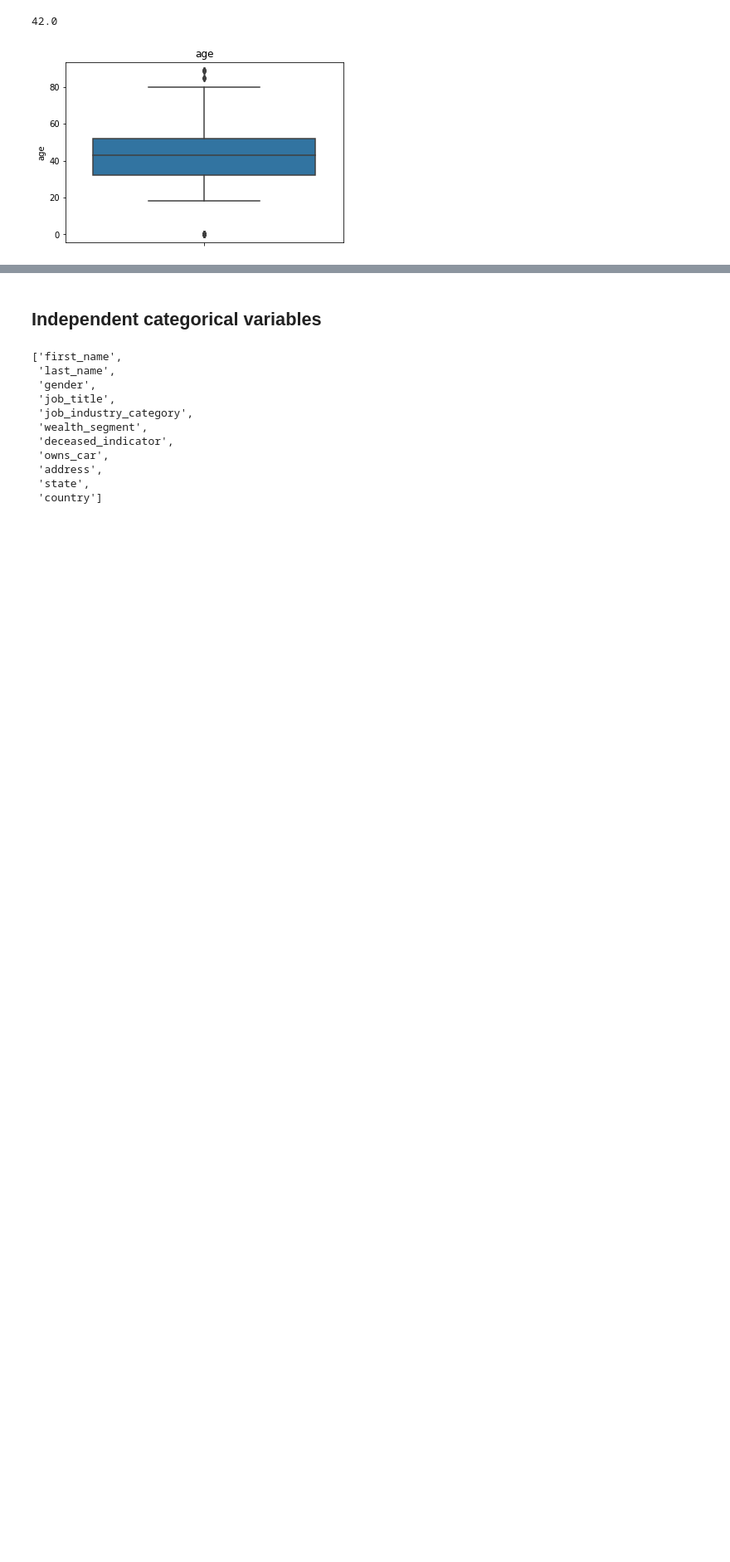
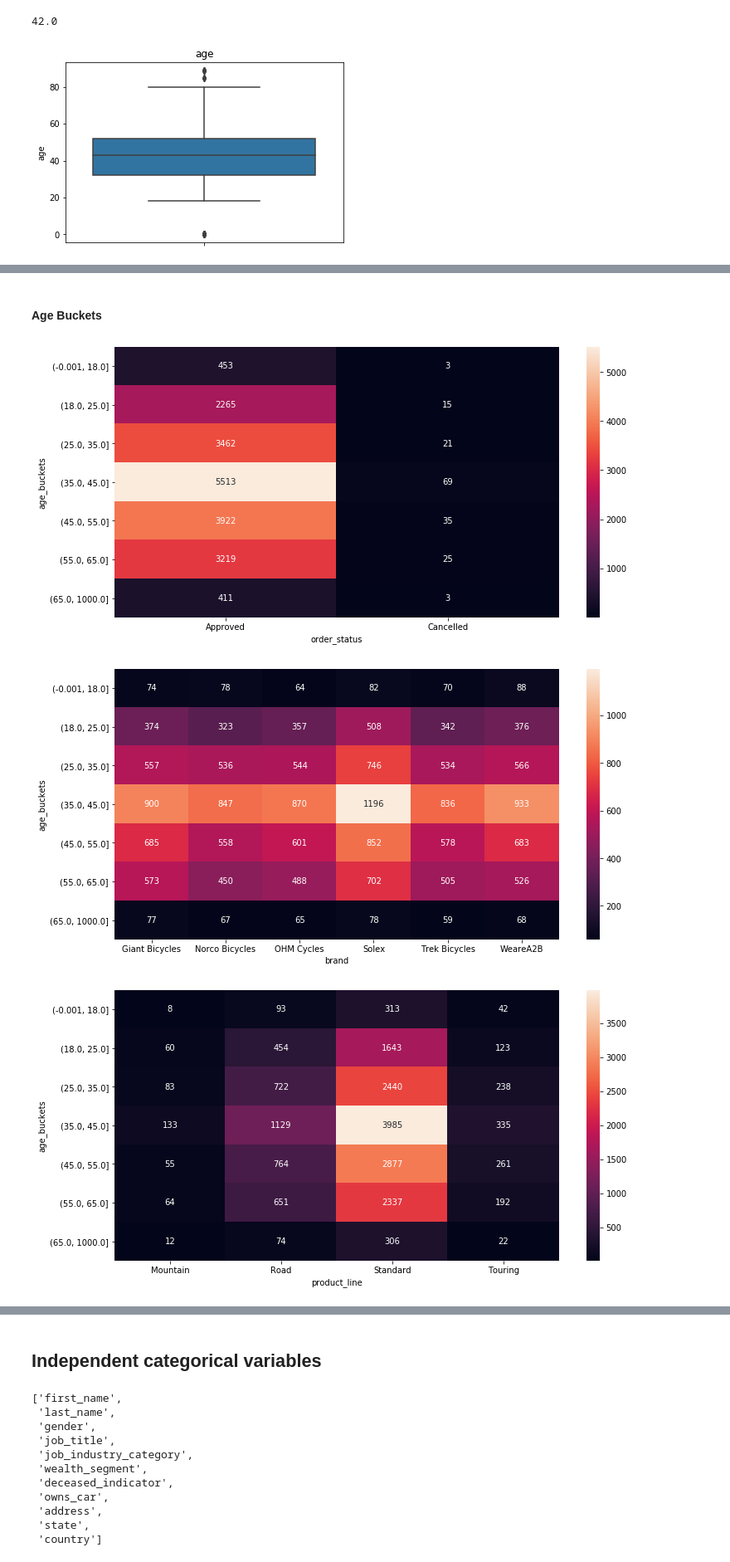
Before and after one commit to prashantlal56/KPMG_virtual_internship, a Jupyter notebook: Task_2.ipynb, the cells around one changed output, grey strips where cells are left out. Shown at 83% size. Drawn from its saved outputs; the diff is of its cells as text; code cells hidden in the pictures; blank space fills up the shorter version.

```diff
--- a/Task_2.ipynb
+++ b/Task_2.ipynb
@@ -381,0 +531,16 @@ target_columns
+# %%
+def bucket_analys(df, new_var, target_cat):
+    for var in target_cat:
+        plt.figure(figsize = (12,6))
+        sns.heatmap(pd.pivot_table(df, index=new_var, columns=var, aggfunc='count', values='customer_id'),
+                    annot=True, fmt='.5g')
+        plt.yticks(rotation = 0)
+        plt.show()
+# %% [markdown]
+#### Age Buckets
+# %%
+bucket_analys(df, 'age_buckets', target_cat)
+# %% [output]
+[figure, added]
+[figure, added]
+[figure, added]
```
Also changed, not shown: parts of 40 cells of this notebook.
